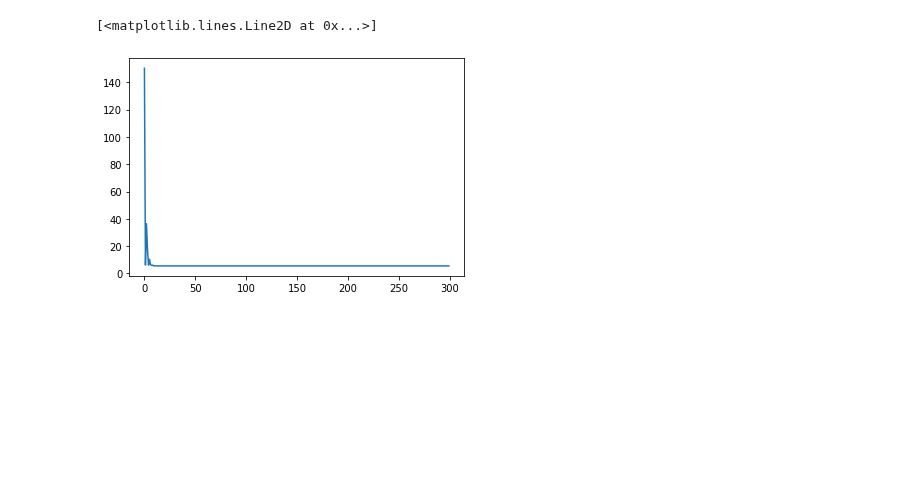
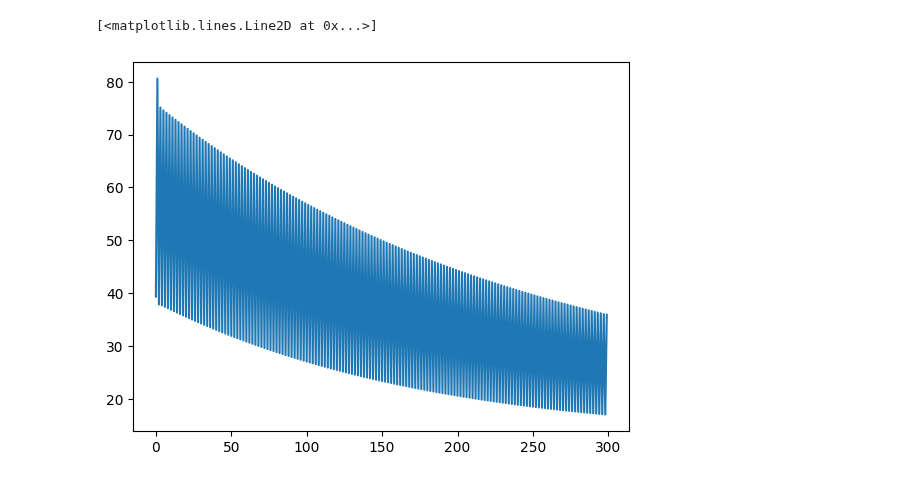
Before and after one commit to G0722/ece284fa26, a Jupyter notebook: software/hw/[HW_Code4]_Perceptron_batch_vs_SGD.ipynb, the cells around one changed output. Saved outputs shown, nothing was run; the diff lists cells and outputs as text; code cells hidden in the pictures; blank space fills up the shorter version.

```diff
--- a/software/hw/[HW_Code4]_Perceptron_batch_vs_SGD.ipynb
+++ b/software/hw/[HW_Code4]_Perceptron_batch_vs_SGD.ipynb
@@ -41,17 +41,19 @@ target = torch.tensor([[1.],[5.],[13.]], dtype=torch.float)
 
 hist = []
 
-############## Batch GD based update ##############
-
+############## SGD based update ##############
 for epoch in range(300):
-    optimizer.zero_grad()
-    outputs = net(data)
-    loss = criterion(outputs, target)
-    loss.backward()
-    hist.append(loss.detach())
-    optimizer.step()
-    print("Epoch {} - loss: {}".format(epoch, loss))
-####################################################
+    epoch_loss = 0.
+    for x, y in zip(data, target):          # iterate over individual samples
+        optimizer.zero_grad()
+        output = net(x)
+        loss = criterion(output, y)
+        loss.backward()
+        optimizer.step()
+        epoch_loss += loss.item()
+    hist.append(epoch_loss / len(data))     # average loss over the epoch
+    print("Epoch {} - loss: {}".format(epoch, epoch_loss / len(data)))
+########################################################################
 
 ### Test the trained network ###
 for i, current_data in enumerate(data):
@@ -80,2 +82,2 @@ when x = tensor([3., 9.]), y = tensor([10.7143], grad_fn=<SqueezeBackward3>)
 [<matplotlib.lines.Line2D at 0x...>]
-[figure, old version]
+[figure, new version]
```
Also changed, not shown: parts of 2 cells of this notebook.
